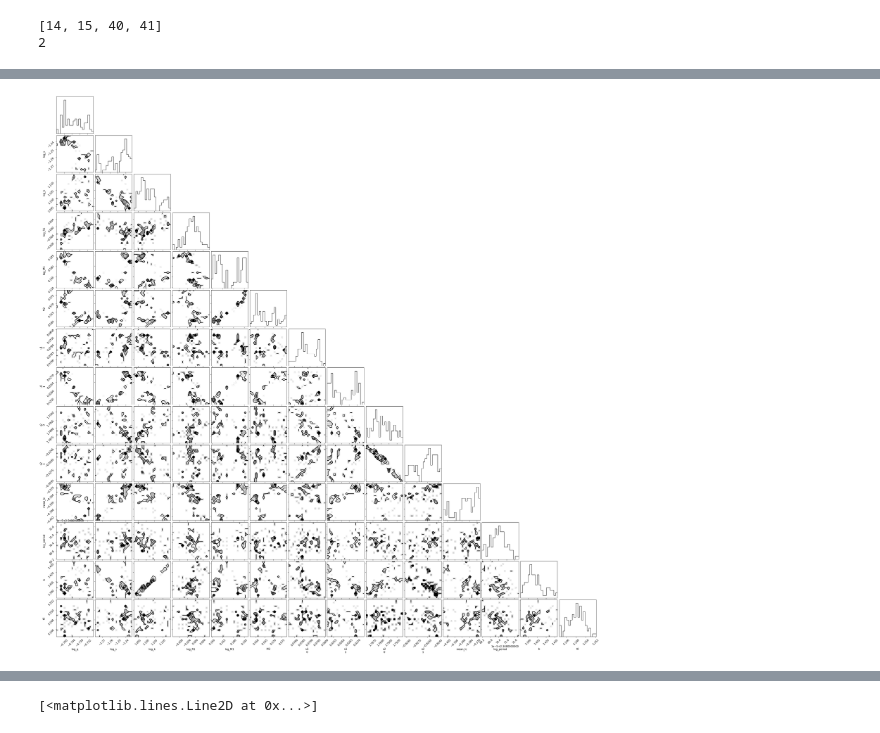
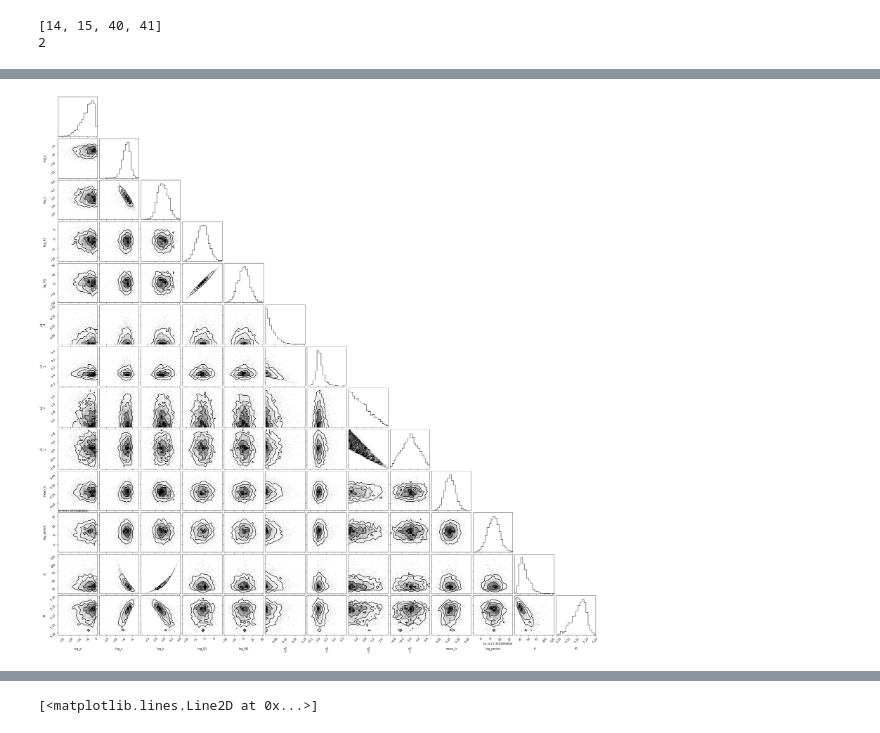
Before and after one commit to kjaehnig/GAT_SEBs, a Jupyter notebook: Joint RV - Lightcurve pymc3 model.ipynb, the cells around one changed output, grey strips where cells are left out. Drawn from its saved outputs; the diff is of its cells as text; code cells hidden in the pictures.

```diff
--- a/Joint RV - Lightcurve pymc3 model.ipynb
+++ b/Joint RV - Lightcurve pymc3 model.ipynb
@@ -936,5 +1208,0 @@ print(working_params[np.argmin(final_model_logp)])
-# %%
-model, map_soln, extras, start, opti_logp = build_model(lc_gp_params=working_params[np.argmax(final_model_logp)])
-
-fig,ax = plt.subplots()
-ax.plot(range(len(opti_logp)), opti_logp)
@@ -1079,7 +1321,7 @@ with model:
 
 resid = y - mod
 rms = np.sqrt(np.median(resid ** 2))
-mask = np.abs(resid) < 5 * rms
+mask = np.abs(resid) < 7 * rms
 
 plt.figure(figsize=(10, 5))
 plt.plot(x, resid, "k", label="data")
@@ -1094,6 +1336,6 @@ _ = plt.xlim(x.min(), x.max())
 # %%
-model, map_soln, extras, start, opti_logp = build_model(mask, map_soln, lc_gp_params=working_params[np.argmax(final_model_logp)])
+model, map_soln, extras, start, opti_logp = build_model(mask, map_soln)
 print(len(mask), len(extras['x']))
 plot_diagnostic_plots(map_soln, extras, mask=None)
-plt.savefig("/Users/kjaehnig/CCA_work/GAT/figs/diagnostic_lightcurves_w_model_after_outlier_removal_w_s1_params.png", dpi=150, bbox_inches='tight')
+# plt.savefig("/Users/kjaehnig/CCA_work/GAT/figs/diagnostic_lightcurves_w_model_after_outlier_removal_w_s1_params.png", dpi=150, bbox_inches='tight')
 # %% [output]
@@ -1123,15 +1363,15 @@ optimizing logp for variables: [log_k, b, ecs]
 # %%
 with model:
     trace = pm.sample(
-        tune=100,
-        draws=50,
+        tune=500,
+        draws=1000,
         start=map_soln,
         # Parallel sampling runs poorly or crashes on macos
         cores=4,
-        chains=2,
+        chains=4,
         target_accept=0.95,
         return_inferencedata=True,
-        random_seed=[261136681, 261136682],#,261136683,261136684],
+        random_seed=[261136681, 261136682,261136683,261136684],
         init='adapt_full'
     )
 # %% [output]
@@ -1147,3 +1391,3 @@ The chain reached the maximum tree depth. Increase max_treedepth, increase targe
 # %%
-_ = corner(trace, var_names=['log_q','log_s','log_k','log_R1','log_M1','M2','u1','u2','mean_lc','log_period','b','t0'])
+_ = corner(trace, var_names=['log_q','log_s','log_k','log_R1','log_M1','u1','u2','mean_lc','log_period','b','t0'])
 # %% [output]
@@ -1167,4 +1394,4 @@ WARNING:root:Too few points to create valid contours
-[figure, old version]
+[figure, new version]
 # %%
 az.summary(trace, var_names=['log_q','log_s','log_k','log_R1','log_M1','u1','u2','mean_lc','log_period','b','t0'])
 # %% [output]
```
Also changed, not shown: parts of 20 cells of this notebook.
